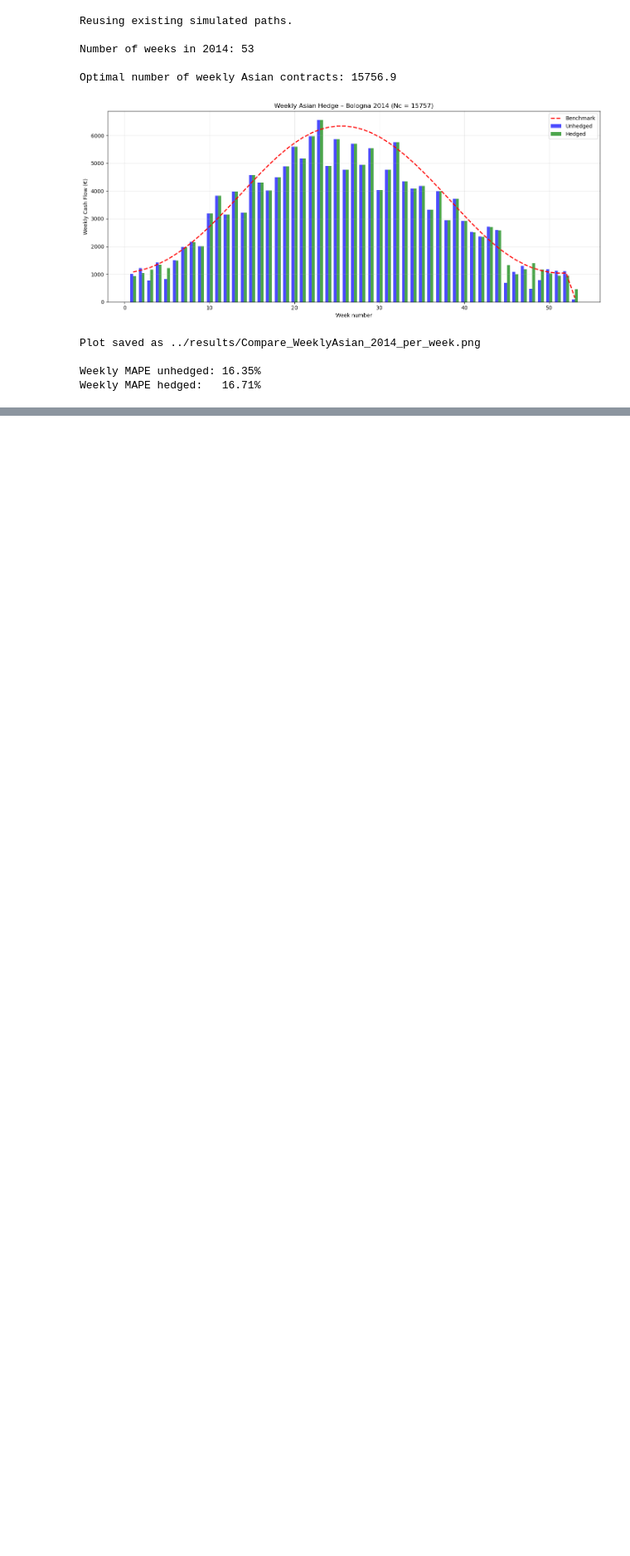
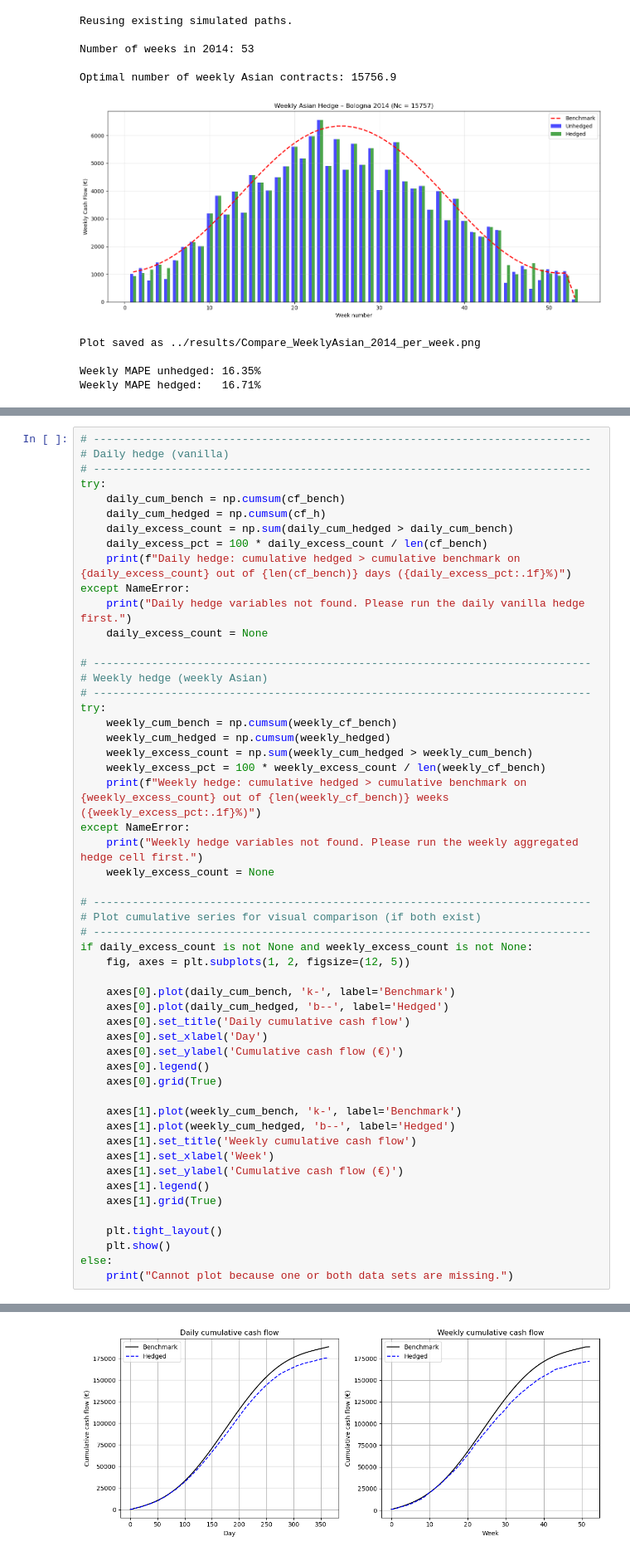
Before and after one commit to rafafvs/solar_python, a Jupyter notebook: vignettespy/notebook-asian-products.ipynb, the cells around one changed output, grey strips where cells are left out. Shown at 83% size. Drawn from its saved outputs; the diff is of its cells as text; blank space fills up the shorter version.

Commit message:
asian v5

```diff
--- a/vignettespy/notebook-asian-products.ipynb
+++ b/vignettespy/notebook-asian-products.ipynb
@@ -634,0 +568,54 @@ Interpretation:
+# %%
+# -----------------------------------------------------------------------------
+# Daily hedge (vanilla)
+# -----------------------------------------------------------------------------
+try:
+    daily_cum_bench = np.cumsum(cf_bench)
+    daily_cum_hedged = np.cumsum(cf_h)
+    daily_excess_count = np.sum(daily_cum_hedged > daily_cum_bench)
+    daily_excess_pct = 100 * daily_excess_count / len(cf_bench)
+    print(f"Daily hedge: cumulative hedged > cumulative benchmark on {daily_excess_count} out of {len(cf_bench)} days ({daily_excess_pct:.1f}%)")
+except NameError:
+    print("Daily hedge variables not found. Please run the daily vanilla hedge first.")
+    daily_excess_count = None
+
+# -----------------------------------------------------------------------------
+# Weekly hedge (weekly Asian)
+# -----------------------------------------------------------------------------
+try:
+    weekly_cum_bench = np.cumsum(weekly_cf_bench)
+    weekly_cum_hedged = np.cumsum(weekly_hedged)
+    weekly_excess_count = np.sum(weekly_cum_hedged > weekly_cum_bench)
+    weekly_excess_pct = 100 * weekly_excess_count / len(weekly_cf_bench)
+    print(f"Weekly hedge: cumulative hedged > cumulative benchmark on {weekly_excess_count} out of {len(weekly_cf_bench)} weeks ({weekly_excess_pct:.1f}%)")
+except NameError:
+    print("Weekly hedge variables not found. Please run the weekly aggregated hedge cell first.")
+    weekly_excess_count = None
+
+# -----------------------------------------------------------------------------
+# Plot cumulative series for visual comparison (if both exist)
+# -----------------------------------------------------------------------------
+if daily_excess_count is not None and weekly_excess_count is not None:
+    fig, axes = plt.subplots(1, 2, figsize=(12, 5))
+
+    axes[0].plot(daily_cum_bench, 'k-', label='Benchmark')
+    axes[0].plot(daily_cum_hedged, 'b--', label='Hedged')
+    axes[0].set_title('Daily cumulative cash flow')
+    axes[0].set_xlabel('Day')
+    axes[0].set_ylabel('Cumulative cash flow (€)')
+    axes[0].legend()
+    axes[0].grid(True)
+
+    axes[1].plot(weekly_cum_bench, 'k-', label='Benchmark')
+    axes[1].plot(weekly_cum_hedged, 'b--', label='Hedged')
+    axes[1].set_title('Weekly cumulative cash flow')
+    axes[1].set_xlabel('Week')
+    axes[1].set_ylabel('Cumulative cash flow (€)')
+    axes[1].legend()
+    axes[1].grid(True)
+
+    plt.tight_layout()
+    plt.show()
+else:
+    print("Cannot plot because one or both data sets are missing.")
+# %% [output]
@@ -634,0 +624 @@ Interpretation:
+[figure, added]
```
Also changed, not shown: parts of 9 cells of this notebook.
